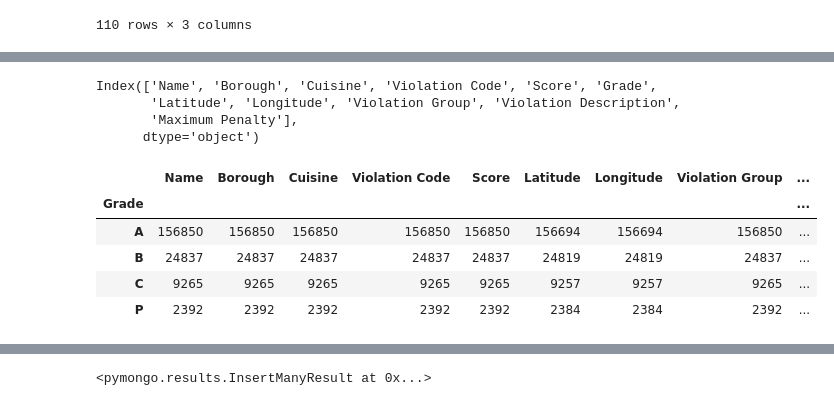
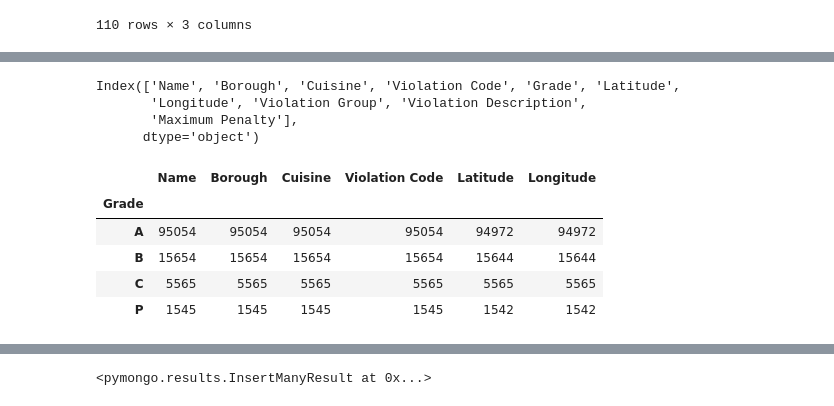
Before and after one commit to jennysueee/DOH_Project, a Jupyter notebook: ETL/Restaurant Data.ipynb, the cells around one changed output, grey strips where cells are left out. Saved outputs shown, nothing was run; the diff lists cells and outputs as text; code cells hidden in the pictures.

```diff
--- a/ETL/Restaurant Data.ipynb
+++ b/ETL/Restaurant Data.ipynb
@@ -61,8 +61,10 @@ Index(['Name', 'Borough', 'Cuisine', 'Violation Code', 'Score', 'Grade',
        'Latitude', 'Longitude'],
       dtype='object')
 # %%
-#removing rows with null values from Name, Violation Code, Score, and Grade rows
+#removing rows with null values from Name, Violation Code, and Grade rows
 
-df = df.dropna(subset=['Name', 'Violation Code','Score', 'Grade'])
+df = df.dropna(subset=['Name', 'Violation Code', 'Grade'])
+del df['Score']
+
 df.head()
 # %% [output]
@@ -75,6 +77,8 @@ df.head()
 # %%
 #df.shape
 # %%
+df = df[df.Borough != "Manhattan"]
+
 #removing rows with missing Longitude and Latitude values
 df = df[df.Latitude != 0]
 df = df[df.Longitude != 0]
@@ -150,20 +154,20 @@ mergeddf
 # %%
 mergeddf.columns
 # %% [output]
-Index(['Name', 'Borough', 'Cuisine', 'Violation Code', 'Score', 'Grade',
-       'Latitude', 'Longitude', 'Violation Group', 'Violation Description',
+Index(['Name', 'Borough', 'Cuisine', 'Violation Code', 'Grade', 'Latitude',
+       'Longitude', 'Violation Group', 'Violation Description',
        'Maximum Penalty'],
       dtype='object')
 # %%
 #counts of each grade... most restaurants are in the A&B grade range!
-gradecounts = mergeddf.groupby('Grade').count()
+gradecounts = df.groupby('Grade').count()
 gradecounts
 # %% [output]
-|  | Name | Borough | Cuisine | Violation Code | Score | Latitude | Longitude | Violation Group | ... |
-| Grade |  |  |  |  |  |  |  |  | ... |
-| A | 156850 | 156850 | 156850 | 156850 | 156850 | 156694 | 156694 | 156850 | ... |
-| B | 24837 | 24837 | 24837 | 24837 | 24837 | 24819 | 24819 | 24837 | ... |
-| C | 9265 | 9265 | 9265 | 9265 | 9265 | 9257 | 9257 | 9265 | ... |
-| P | 2392 | 2392 | 2392 | 2392 | 2392 | 2384 | 2384 | 2392 | ... |
+|  | Name | Borough | Cuisine | Violation Code | Latitude | Longitude |
+| Grade |  |  |  |  |  |  |
+| A | 95054 | 95054 | 95054 | 95054 | 94972 | 94972 |
+| B | 15654 | 15654 | 15654 | 15654 | 15644 | 15644 |
+| C | 5565 | 5565 | 5565 | 5565 | 5565 | 5565 |
+| P | 1545 | 1545 | 1545 | 1545 | 1542 | 1542 |
 # %%
 #group combined dataframe by Grades
```
Also changed, not shown: parts of 10 cells of this notebook.
